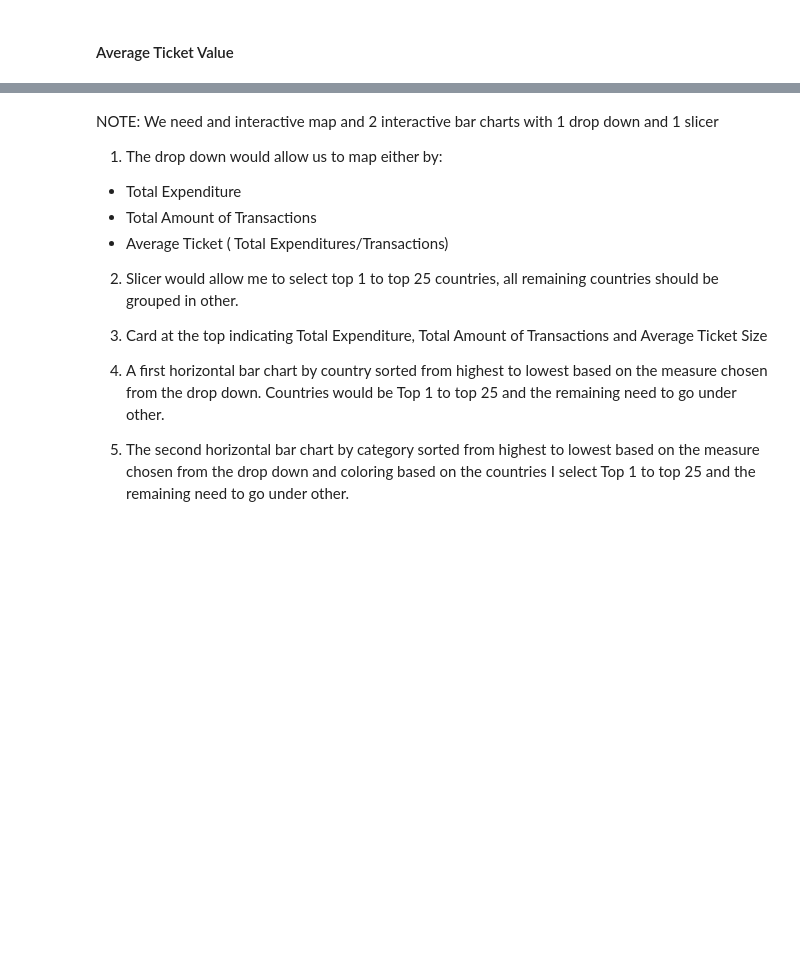
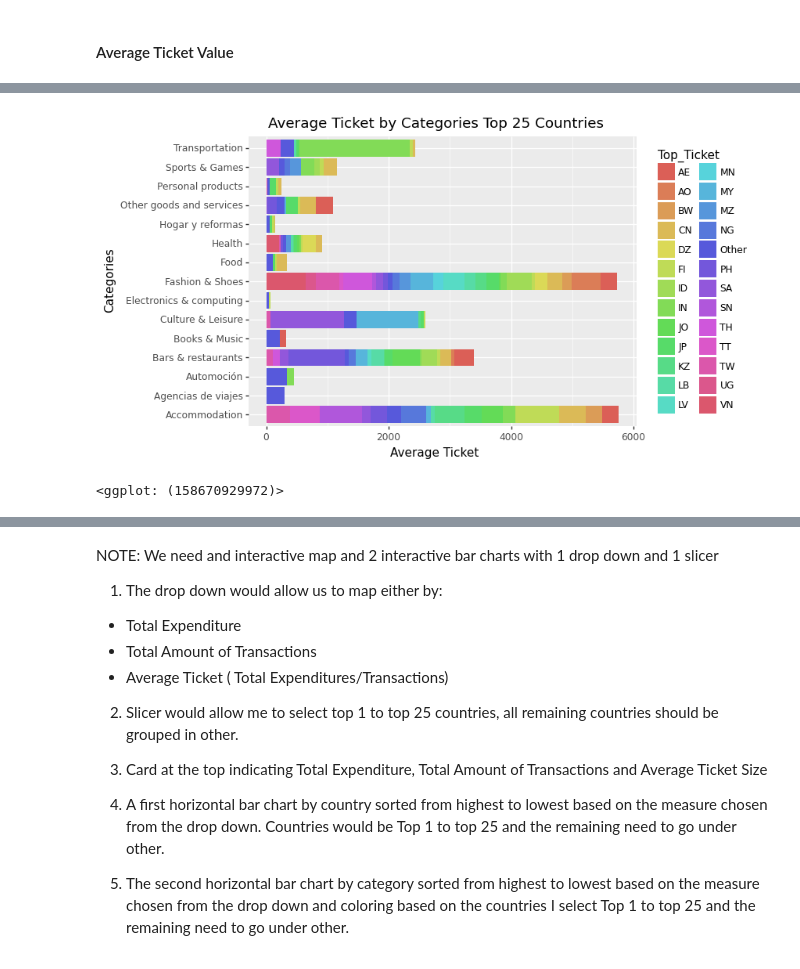
Before and after one commit to callysthenes/citibank_business_case_visual, a Jupyter notebook: EDA_Diana.ipynb, the cells around one changed output, grey strips where cells are left out. Saved outputs shown, nothing was run; the diff lists cells and outputs as text; code cells hidden in the pictures; blank space fills up the shorter version.

```diff
--- a/EDA_Diana.ipynb
+++ b/EDA_Diana.ipynb
@@ -384,3 +409,22 @@ ggplot(df_sorted_avg1, aes(x = 'reorder(customer_country, Avg_Ticket, fun=sum)',
+# %%
+Left_join = pd.merge(left=Left_join, right=df_sorted_avg[['customer_country','Avg_Ticket']], on ='customer_country', how ='left')
+Left_join['Avg_Ticket'].fillna('Other', inplace=True)
+Left_join['Avg_Ticket'] = np.where(Left_join['Avg_Ticket'] != 'Other', Left_join['customer_country'], 'Other')
+Left_join.rename(columns = {'Avg_Ticket':'Top_Ticket'}, inplace = True)
+# %%
+df6 = pd.pivot_table(Left_join, index=['Top_Ticket', 'category'], values='amount', aggfunc=['mean']).reset_index()
+# %%
+#Bar Chart Average Ticket by Category and Country
+ggplot(df6, aes(x ='category', y = 'mean', fill='Top_Ticket'))\
+    + geom_bar(stat="identity")\
+        + coord_flip()\
+            +scale_x_discrete(cmap_name="plasma")\
+                + ggtitle("Average Ticket by Categories Top 25 Countries")\
+                    +labs(y= "Average Ticket ", x = "Categories")\
+                         + guides(color=guide_legend(title='Average Ticket'))
+# %% [output]
+[figure, added]
+<ggplot: (158670929972)>
 # %% [markdown]
 ***Findouts:***
 
```
Also changed, not shown: parts of 22 cells of this notebook.
